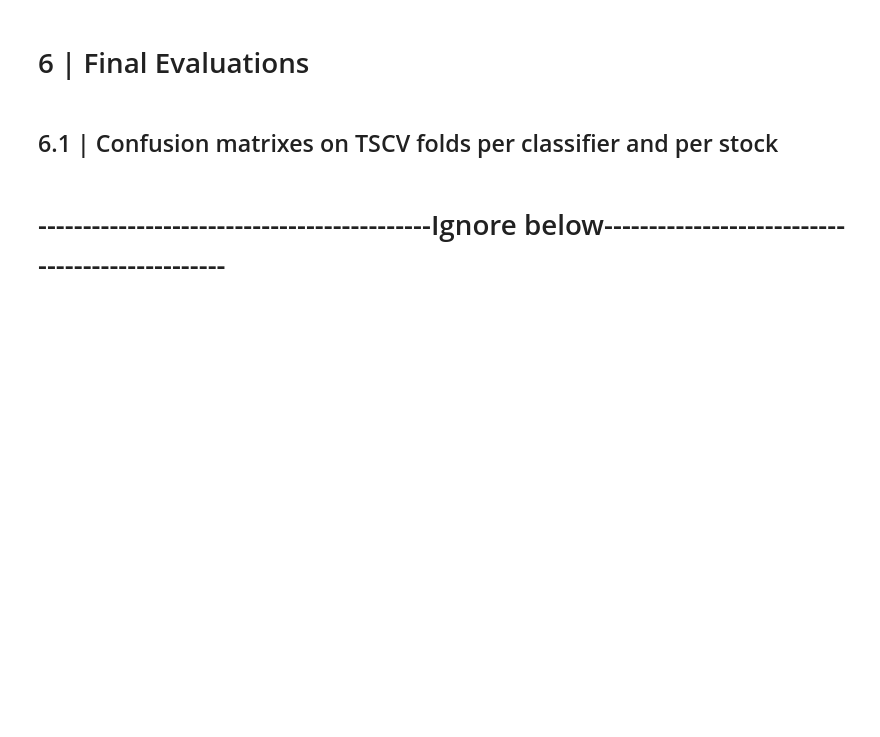
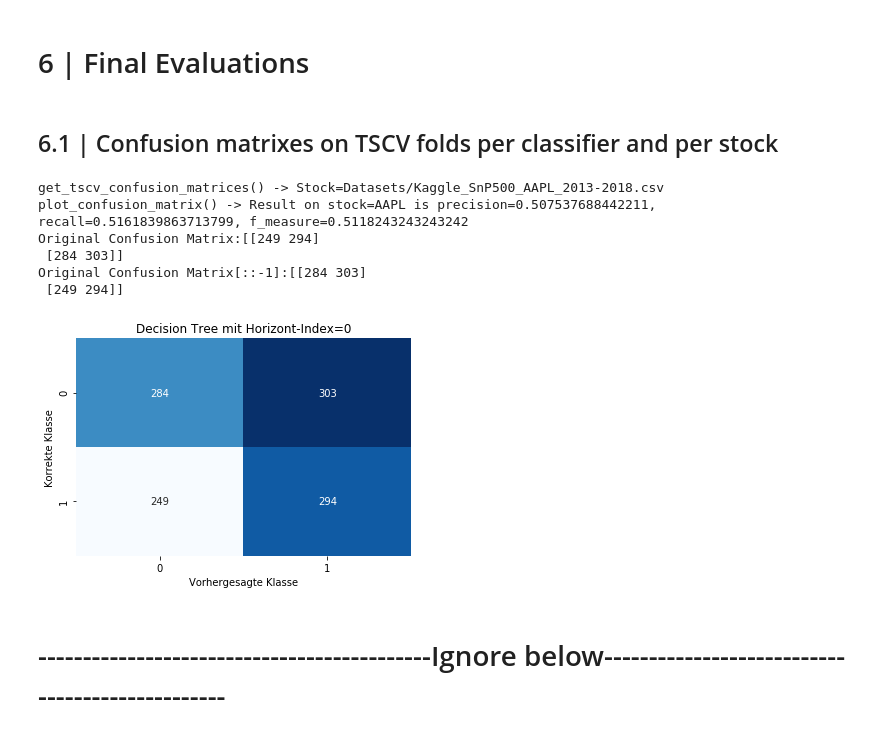
Before and after one commit to feschu/BSc-Thesis-ML, a Jupyter notebook: Evaluation of DT and RF Classifiers in the Financial Domain_v2.ipynb, the cells around one changed output. Drawn from its saved outputs; the diff is of its cells as text; code cells hidden in the pictures; blank space fills up the shorter version.

Commit message:
Added function to generate confusion matrices for given clf, dataset and horizon

```diff
--- a/Evaluation of DT and RF Classifiers in the Financial Domain_v2.ipynb
+++ b/Evaluation of DT and RF Classifiers in the Financial Domain_v2.ipynb
@@ -406,25 +404,25 @@ def apply_tscv(clf, X, y, verbose=VERBOSE, return_raw_results=False):
         y_test = y[first_test_index:last_test_index]
 
         if return_raw_results is True:
-            y_actual, y_predicted = calculate_metrics(clf, X_train, X_train, y_train, y_train, return_raw_results=True)
-            # 3a Add raw values to return list
-            print("FOLD RAWS: anzahlvon acutals ist " + str(len(y_actual)) + " und von predicteds ist " + str(len(y_predicted)))
+            y_actual, y_predicted = calculate_metrics(clf, X_train, X_test, y_train, y_test, return_raw_results=True)
+            # 3a. Add raw values to return list
             y_actuals_raw.extend(y_actual)
             y_predicteds_raw.extend(y_predicted)
         else:
             train_score = calculate_metrics(clf, X_train, X_train, y_train, y_train)
             test_score = calculate_metrics(clf, X_train, X_test, y_train, y_test)
-            # 3b Add new scores to return list
+            # 3b. Add new scores to return list
             train_scores_manual.extend([train_score])
             test_scores_manual.extend([test_score])
 
-    if verbose is True:
+    if verbose is True and return_raw_results is False:
         print("train_sizes_manual=" + str(train_sizes_manual) + ", test_sizes_manual: " + str(test_sizes_manual))
         print("train_scores_manual=" + str([round(e, 2) for e in train_scores_manual]))
         print("test_scores_manual=" + str([round(e, 2) for e in test_scores_manual]))
 
     if return_raw_results is True:
-        print("FINAL RAWS: anzahlvon acutals ist " + str(len(y_actuals_raw)) + " und von predicteds ist " + str(len(y_predicteds_raw)))
+        if verbose is True:
+            print("apply_tscv() done.")
         return y_actuals_raw, y_predicteds_raw
     else:
         return train_sizes_manual, train_scores_manual, test_scores_manual
@@ -464,14 +462,16 @@ def calculate_metrics(clf, X_train, X_test, y_train, y_test, verbose=VERBOSE, re
 # %% [markdown]
 ## 4.1 | Summarizing function for loading & extracting vs not data & splitting for train vs test
 # %%
-def generate_train_test_data(filename=MSFT_DATA, extract_features=True, horizon_index=2, train_size=0.7):
+def generate_train_test_data(filename=MSFT_DATA, extract_features=True, horizon_index=2, train_size=0.7, verbose=VERBOSE):
     """
     Serves as a one-stop-shop function for data loading incl. preparation so that classifier only relies on this single fucntion (and not many single functions)
     """
     # 1. Load data from .CSV (1.1)
     df = load_OHLC_data(filename)
-    stock_ticker = df["Name"]
-    print("dtafrae[\"name\"] is: " + str(stock_ticker))
+    stock_ticker = df["Name"][0]
+
+    if verbose is True:
+        print("generate_train_test_data() for " + str(stock_ticker))
 
     # 2. Extract features if applicable (1.2)
     if extract_features is True:
@@ -574,17 +605,12 @@ def get_tscv_confusion_matrices(clf, verbose=VERBOSE, save_fig=SAVE_FIG):
     """
     # 1. Load and loop over stock datasets
     for stock in [AAPL_DATA]:# TECH_GROUP:
-        print("Stock=" + str(stock))
+        print("get_tscv_confusion_matrices() -> Stock=" + str(stock))
         # 2. Loop over prediction horizons: 1, 5, 10, 20, 65, 250 trading (!) days
-        for horizon in TIME_HORIZONS:
-            print("Horizon=" + str(horizon) + "d")
+        for horizon in  range(0, 1):# len(TIME_HORIZONS)):
             # 3. Load data for stock-horizon combination. Train_size=100% because train-test splits will be done by TSCV function
             stock_ticker, X_train, X_test, y_train, y_test = generate_train_test_data(filename=stock, extract_features=True, horizon_index=horizon, train_size=1)
-            # 2. Get TSCV predictions in confusion matrix
+            # 2. Get TSCV predictions for confusion matrix
             y_act, y_pred = apply_tscv(clf, X_train, y_train, return_raw_results=True)
-            # 3. Save figures into plots
-            pritn("Habe ergebnis für clf für Stock:" + str(stock_ticker) + " - Horizon:" + str(horizon) + " Kombi.")
-
-            # TBD: Plot stock ticker name, confusion matrix mit precision, reclal etc.
-            if save_fig is True:
-                plt.savefig("./Plots/Confusion-Matrizes/ConfMat-" + str(stock_ticker) + ".jpeg")
+            # 3. Create confusion matrix and save figures if applicable
+            precision, recall, f_measure = plot_confusion_matrix(stock_ticker, horizon, y_act, y_pred, verbose=True, save_fig=True)
@@ -594,3 +617,17 @@ get_tscv_confusion_matrices(dt)
+# %%
+# Throw Dummy, DT, RF into get_tscv_confusion_matrices()
+dummy = DummyClassifier(random_state=RANDOM_SEED)
+dt = DecisionTreeClassifier(random_state=RANDOM_SEED)
+rf = RandomForestClassifier(random_state=RANDOM_SEED)
+get_tscv_confusion_matrices(dt)
+# %% [output]
+get_tscv_confusion_matrices() -> Stock=Datasets/Kaggle_SnP500_AAPL_2013-2018.csv
+plot_confusion_matrix() -> Result on stock=AAPL is precision=0.507537688442211, recall=0.5161839863713799, f_measure=0.5118243243243242
+Original Confusion Matrix:[[249 294]
+ [284 303]]
+Original Confusion Matrix[::-1]:[[284 303]
+ [249 294]]
+[figure, added]
 # %% [markdown]
 # --------------------------------------------Ignore below------------------------------------------------
 # %% [markdown]
```
Also changed, not shown: parts of 12 cells of this notebook.
